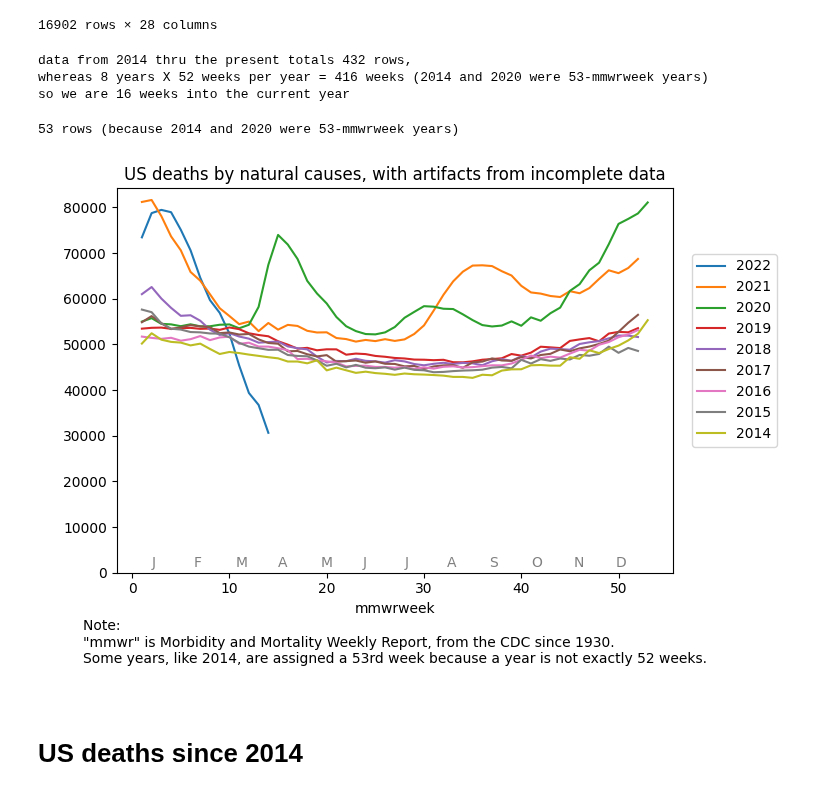
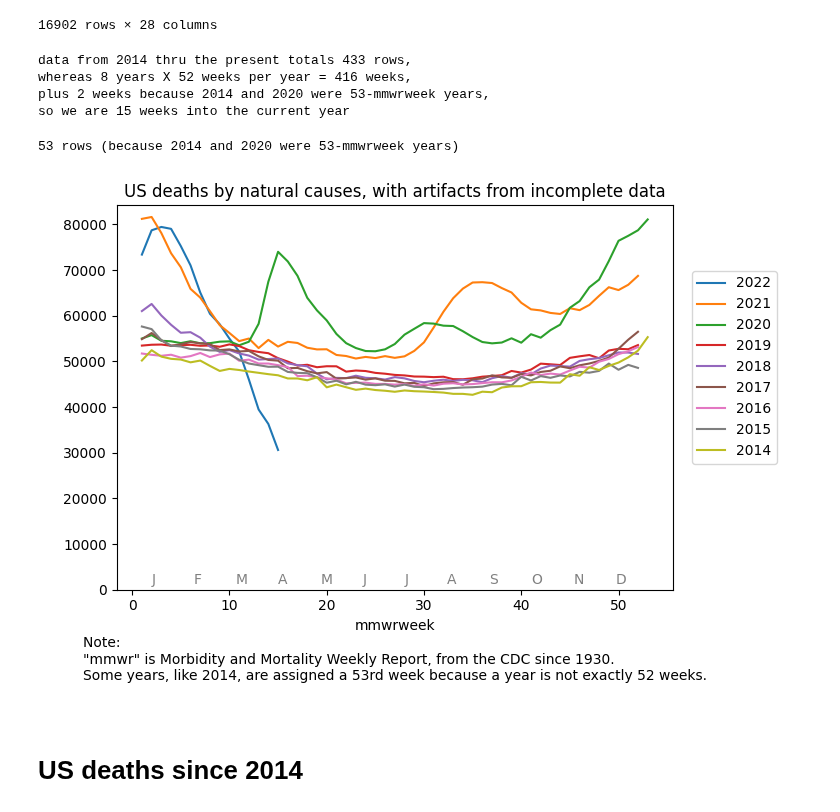
Before and after one commit to jsaponara/exploring_death_data, a Jupyter notebook: deaths-us-natural_cause.ipynb, the cells around one changed output. Cells and saved outputs as stored; diff of their text form; code cells hidden in the pictures.

Commit message:
update for 2022-0428 CDC data release.

```diff
--- a/deaths-us-natural_cause.ipynb
+++ b/deaths-us-natural_cause.ipynb
@@ -248,14 +248,15 @@ loc_data_raw = all_data.query(f"jurisdiction_of_occurrence == '{loc}'")
 n_entire_yrs_in_baseline = len(baseline_df.mmwryear.unique())
 n_entire_yrs_in_current = len(current_df.mmwryear.unique()) - 1   # subtract cuz the current year is [almost!] never entire  # todo almost!
 n_entire_yrs = n_entire_yrs_in_baseline + n_entire_yrs_in_current
-    # todo dont hardcode
-print(f'\ndata from 2014 thru the present totals {len(loc_data_raw)} rows,\nwhereas {n_entire_yrs} years X 52 weeks per year = {n_entire_yrs * 52} weeks'
-      + ' (2014 and 2020 were 53-mmwrweek years)\n'
-      + f'so we are {len(loc_data_raw) - n_entire_yrs * 52} weeks into the current year\n')
+print(f'\ndata from 2014 thru the present totals {len(loc_data_raw)} rows,\n'
+      + f'whereas {n_entire_yrs} years X 52 weeks per year = {n_entire_yrs * 52} weeks,\n'
+      + f'plus 2 weeks because 2014 and 2020 were 53-mmwrweek years,\n'
+      + f'so we are {len(loc_data_raw) - (n_entire_yrs * 52 + 2)} weeks into the current year\n')
 # %% [output]
-data from 2014 thru the present totals 432 rows,
-whereas 8 years X 52 weeks per year = 416 weeks (2014 and 2020 were 53-mmwrweek years)
-so we are 16 weeks into the current year
+data from 2014 thru the present totals 433 rows,
+whereas 8 years X 52 weeks per year = 416 weeks,
+plus 2 weeks because 2014 and 2020 were 53-mmwrweek years,
+so we are 15 weeks into the current year
 # %%
 def select_col(df, col, start_year=2014):
     return pd.DataFrame({
@@ -339,45 +340,42 @@ def plot_df(df, title=None, caption=None, order=None, xylegend=None,
         additional_full_years = latest_year - 2020 - 1
             # "- 1" cuz months already contains one copy of months0
         months += additional_full_years * months0 + months0[:latest_month]
-        # use nweeks(year) to unhardcode.
-        plt.axvline(x = 53.5, color = 'gray', linewidth=0.5)
-        plt.axvline(x = 53.5 + 52, color = 'gray', linewidth=0.5)
         year_margin = 1.5  # unit is weeks
         year_width = 6
         nweeks_so_far = 0
-        for year in range(2020, 2 + latest_year):
+        for year in range(2020, 1 + latest_year):
             start = nweeks_so_far
             end = start + nweeks(year)
+            plt.axvline(x = start, color = 'gray', linewidth=0.5)
             ax.annotate(str(year), xy=(start + year_margin, ypos_year), xycoords='data', color='gray')
             ax.annotate(str(year), xy=(end - year_margin - year_width, ypos_year), xycoords='data', color='gray')
-            #print(year, start , end )
             nweeks_so_far = end
     for i, m in enumerate(months):
         # each month name is 2.5-3weeks wide,
         # so we start each name 1week into its interval
         ax.annotate(m, xy=(months0_offset+i*52/12, ypos_month), xycoords='data', color='gray')
 
     fig.tight_layout()
     plt.show()
 
     if output_file:
         # todo prevent figure caption from being cut off.
         fig.savefig(output_file)
 
 plot_df(
     nat_cod_by_yr,
     f'{loc_as_xx} deaths by natural causes, with artifacts from incomplete data',
     order=reversed,
     xylegend=(1.15,0.8),
     caption='''
         Note:
         "mmwr" is Morbidity and Mortality Weekly Report, from the CDC since 1930.
         Some years, like 2014, are assigned a 53rd week because a year is not exactly 52 weeks.
     ''',
 
 )
 # %% [output]
-[figure, old version]
+[figure, new version]
 # %%
 # useful code to avoid using the most incomplete recent data points
 
```
Also changed, not shown: parts of 5 cells of this notebook, 1 other file.
